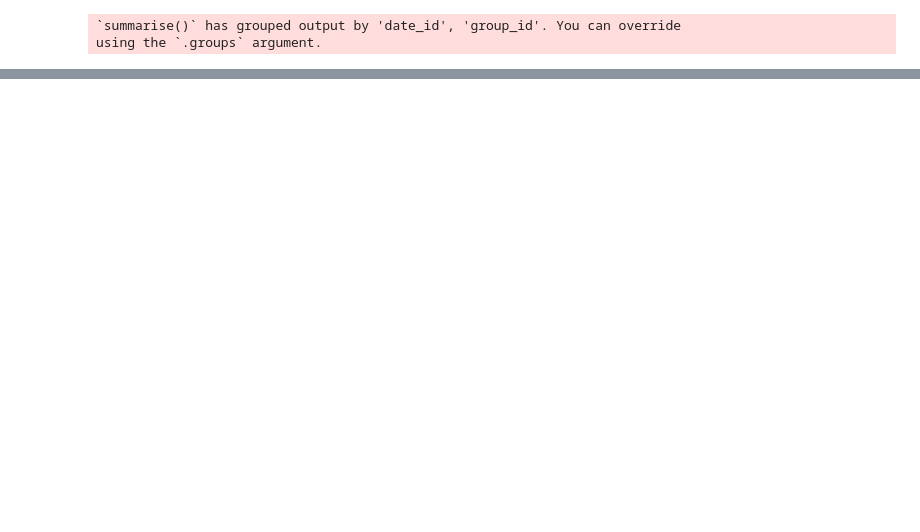
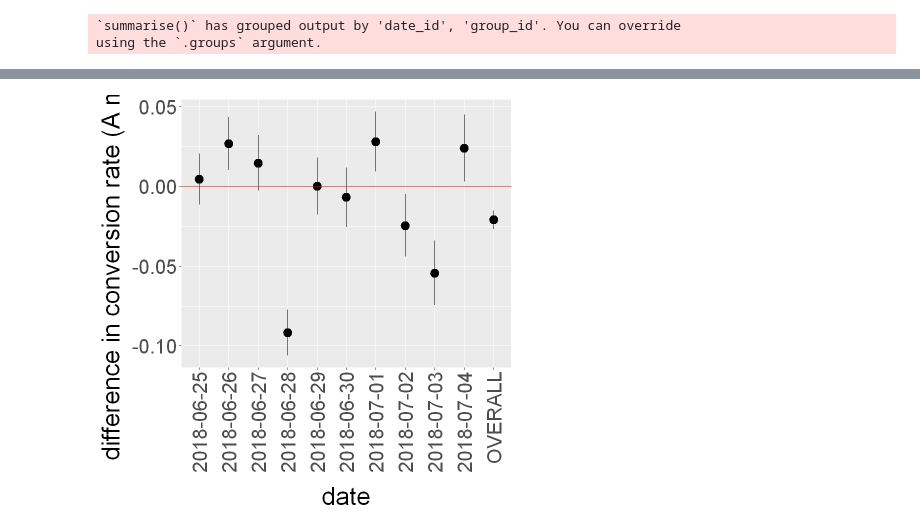
Before and after one commit to jayruffell/trademe-test, a Jupyter notebook: R.ipynb, the cells around one changed output, grey strips where cells are left out. Saved outputs shown, nothing was run; the diff lists cells and outputs as text; code cells hidden in the pictures; blank space fills up the shorter version.

```diff
--- a/R.ipynb
+++ b/R.ipynb
@@ -94 +141,19 @@ print(p4)
+# %%
+# scatter plot of differences in proportions
+conv_rate_diffs_plot <- conv_rate_diffs_df %>%
+ggplot(aes(date_id, point_estimate_diff)) +
+    geom_pointrange(
+        data = conv_rate_diffs_df,
+        aes(x = date_id, y = point_estimate_diff, ymin = lower_ci_diff, ymax = upper_ci_diff),
+        size = 1
+    ) +
+    geom_abline(slope = 0, intercept = 0, colour = "red") + xlab("date") + ylab("difference in conversion rate (A minus B)") +
+  theme(
+    text = element_text(size = 30),
+    axis.text.x = element_text(angle = 90, vjust = 0.5, hjust = 1))
+# print(conv_rate_diffs_plot)
+ggsave("conv_rate_diffs.png", conv_rate_diffs_plot, height = 15, width = 15)
+print(conv_rate_diffs_plot)
+# %% [output]
+[figure, added]
 # %%
```
Also changed, not shown: parts of 10 cells of this notebook.
